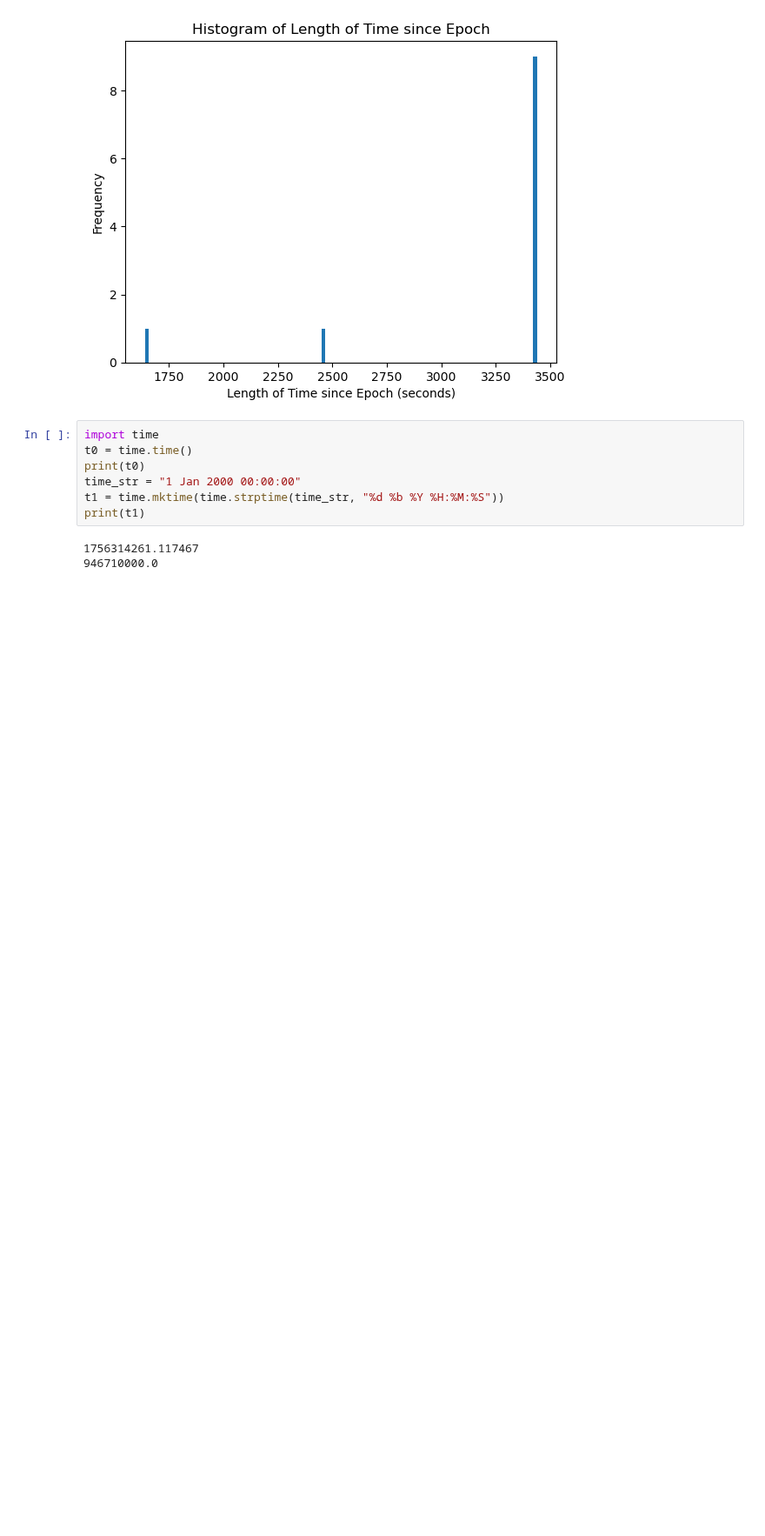
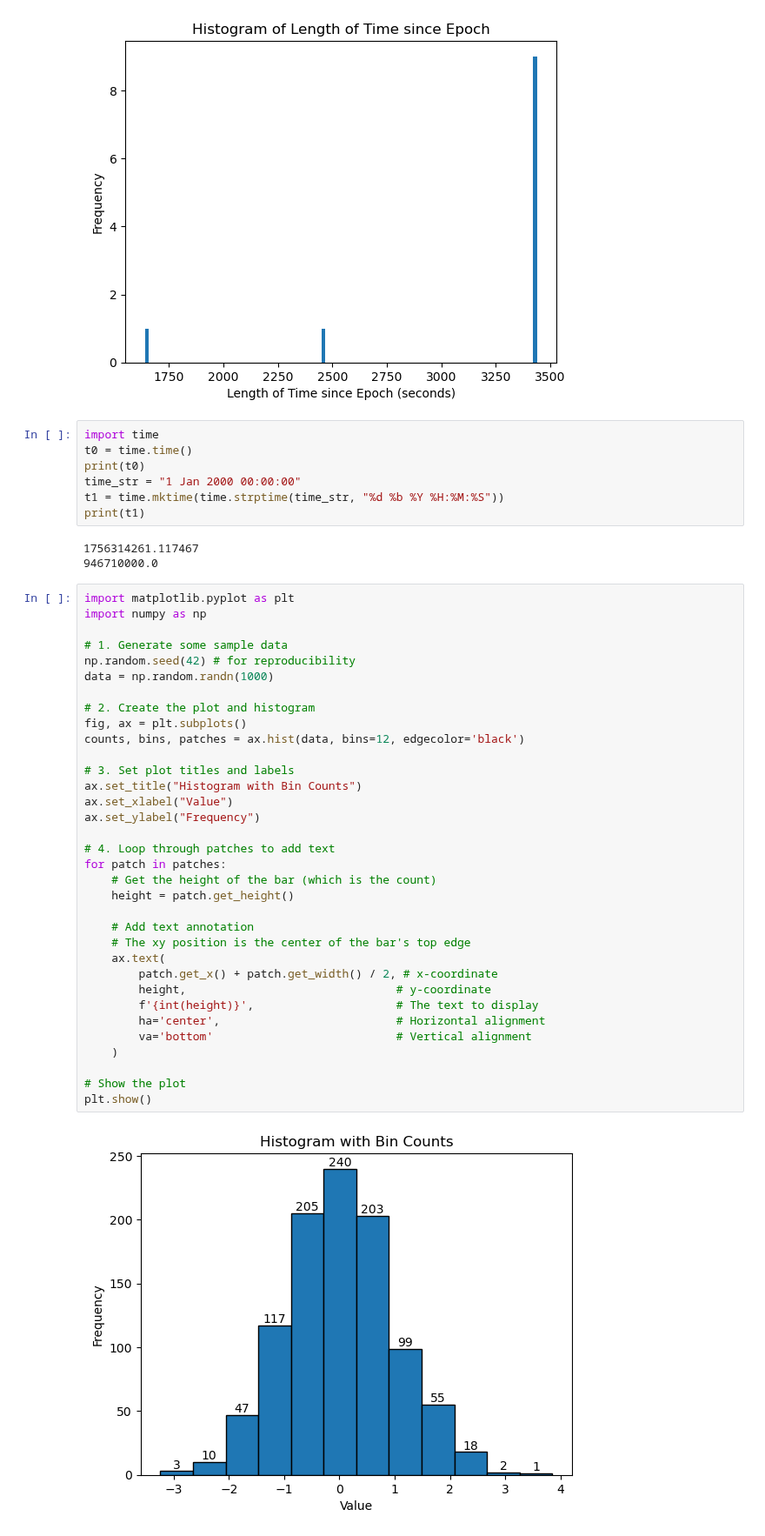
Before and after one commit to ReChen33/252Sum, a Jupyter notebook: Code/Sofia/data/multi_test.ipynb, the cells around one changed output. Shown at 87% size. Cells and saved outputs as stored; diff of their text form; blank space fills up the shorter version.

```diff
--- a/Code/Sofia/data/multi_test.ipynb
+++ b/Code/Sofia/data/multi_test.ipynb
@@ -432,3 +432,39 @@ print(t1)
 # %% [output]
 1756314261.117467
 946710000.0
+# %%
+import matplotlib.pyplot as plt
+import numpy as np
+
+# 1. Generate some sample data
+np.random.seed(42) # for reproducibility
+data = np.random.randn(1000)
+
+# 2. Create the plot and histogram
+fig, ax = plt.subplots()
+counts, bins, patches = ax.hist(data, bins=12, edgecolor='black')
+
+# 3. Set plot titles and labels
+ax.set_title("Histogram with Bin Counts")
+ax.set_xlabel("Value")
+ax.set_ylabel("Frequency")
+
+# 4. Loop through patches to add text
+for patch in patches:
+    # Get the height of the bar (which is the count)
+    height = patch.get_height()
+
+    # Add text annotation
+    # The xy position is the center of the bar's top edge
+    ax.text(
+        patch.get_x() + patch.get_width() / 2, # x-coordinate
+        height,                               # y-coordinate
+        f'{int(height)}',                     # The text to display
+        ha='center',                          # Horizontal alignment
+        va='bottom'                           # Vertical alignment
+    )
+
+# Show the plot
+plt.show()
+# %% [output]
+[figure, added]
```
Also changed, not shown: 9 other files.
